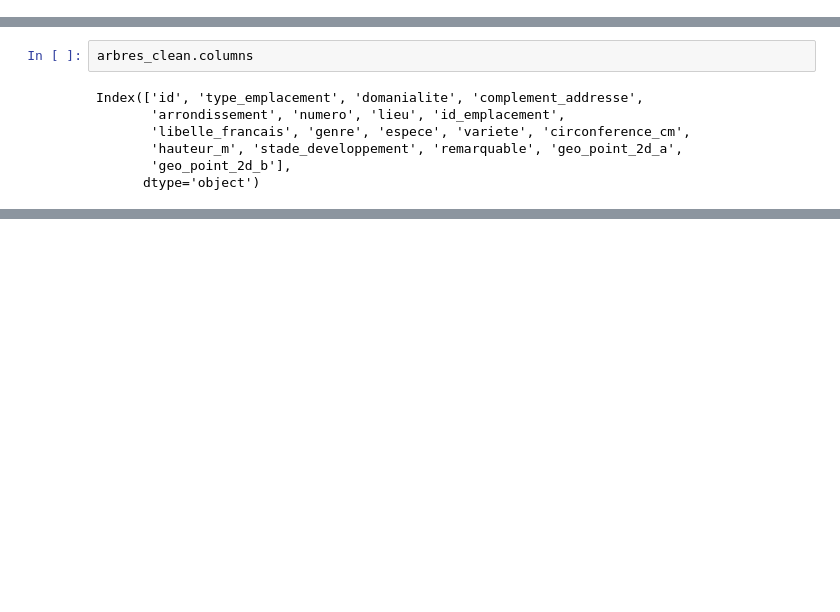
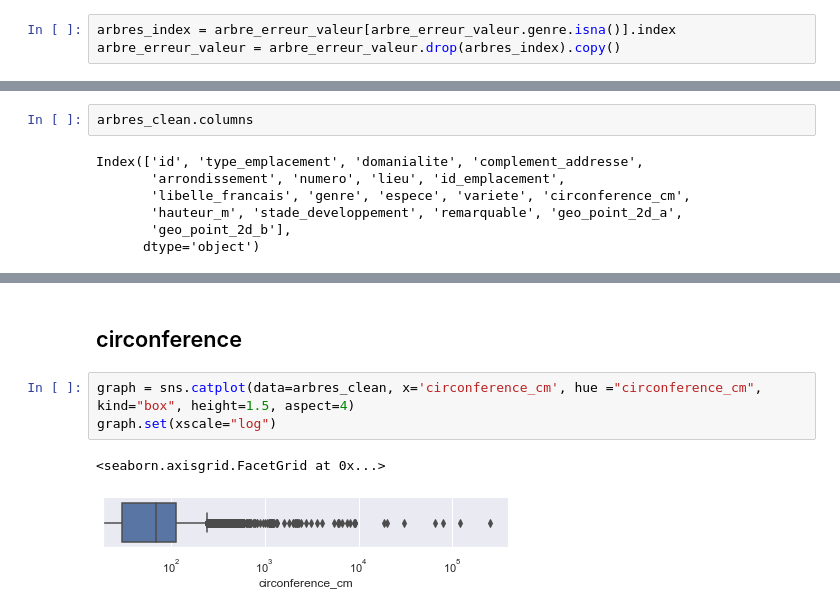
Before and after one commit to dicesare/Decrivez_et_nettoyez_votre_jeu_de_donnees, a Jupyter notebook: P2_01_notebook.ipynb, the cells around one changed output, grey strips where cells are left out. Drawn from its saved outputs; the diff is of its cells as text; blank space fills up the shorter version.

```diff
--- a/P2_01_notebook.ipynb
+++ b/P2_01_notebook.ipynb
@@ -277,3 +282,6 @@ arbre_erreur_valeur
+# %%
+arbres_index = arbre_erreur_valeur[arbre_erreur_valeur.genre.isna()].index
+arbre_erreur_valeur = arbre_erreur_valeur.drop(arbres_index).copy()
 # %% [markdown]
 ## Recherche des valeurs dupliquées du Dataframe
 
@@ -441,0 +485,8 @@ max          2.465116
+# %% [markdown]
+## circonference
+# %%
+graph = sns.catplot(data=arbres_clean, x='circonference_cm', hue ="circonference_cm", kind="box", height=1.5, aspect=4)
+graph.set(xscale="log")
+# %% [output]
+<seaborn.axisgrid.FacetGrid at 0x...>
+[figure, added]
```
Also changed, not shown: parts of 18 cells of this notebook, 1 other file.
